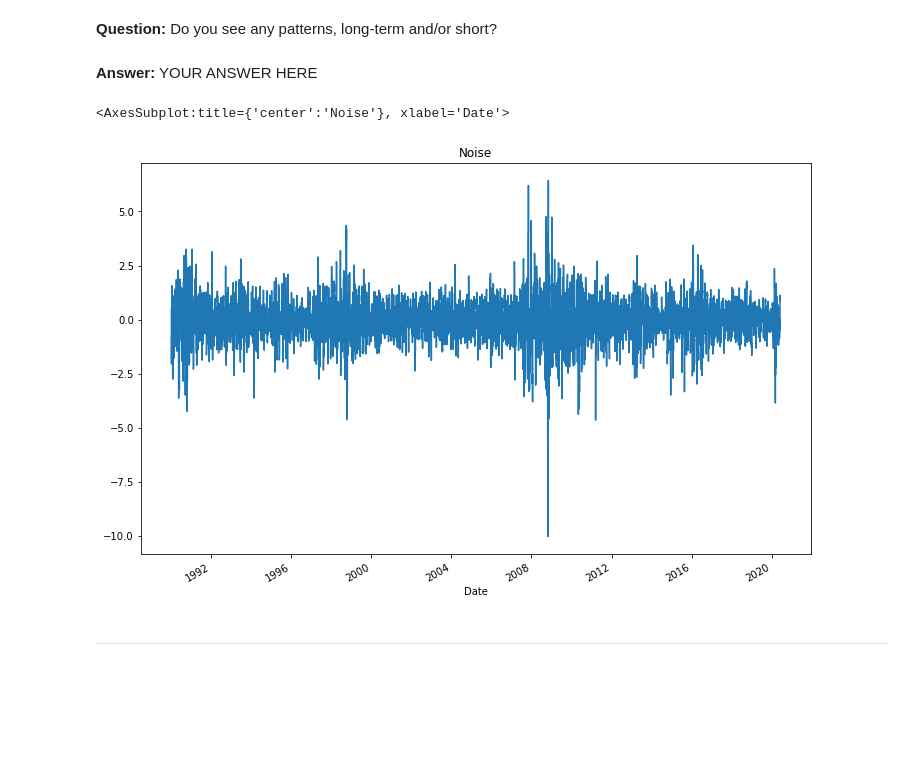
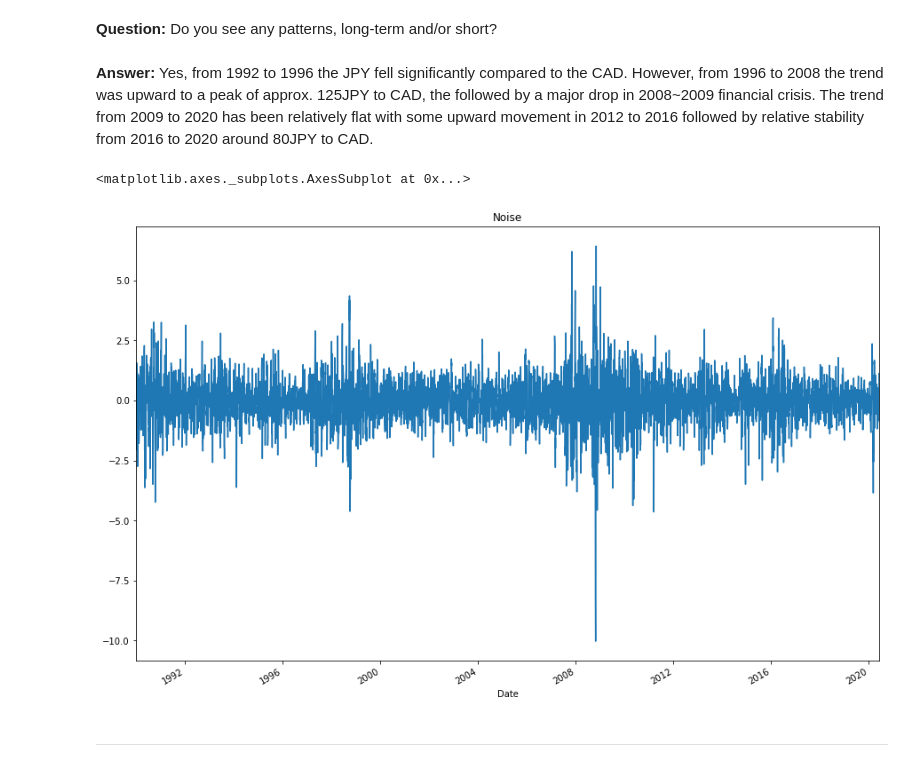
Before and after one commit to hammer888-tech/Homework_7_TimeSeries, a Jupyter notebook: time_series_analysis.ipynb, the cells around one changed output. Drawn from its saved outputs; the diff is of its cells as text; code cells hidden in the pictures; blank space fills up the shorter version.

```diff
--- a/time_series_analysis.ipynb
+++ b/time_series_analysis.ipynb
@@ -59,6 +59,6 @@ cad_jpy_df.head()
 import statsmodels.api as sm
 
 # Apply the Hodrick-Prescott Filter by decomposing the exchange rate price into two separate series:
-# YOUR CODE HERE!
+cad_jpy_noise, cad_jpy_trend = sm.tsa.filters.hpfilter(cad_jpy_df['Price'])
 # %%
 # Create a dataframe of just the exchange rate price, and add columns for "noise" and "trend" series from above:
@@ -80,13 +95,13 @@ import statsmodels.api as sm
 # %% [markdown]
 **Question:** Do you see any patterns, long-term and/or short?
-# %% [markdown]
-**Answer:** YOUR ANSWER HERE
+# %% [markdown]
+**Answer:** Yes, from 1992 to 1996 the JPY fell significantly compared to the CAD.  However, from 1996 to 2008 the trend was upward to a peak of approx. 125JPY to CAD, the followed by a major drop in 2008~2009 financial crisis.  The trend from 2009 to 2020 has been relatively flat with some upward movement in 2012 to 2016 followed by relative stability from 2016 to 2020 around 80JPY to CAD.
 # %%
 # Plot the Settle Noise
-# YOUR CODE HERE!
+cad_jpy_noise.plot(figsize=(15,10), title = 'Noise')
 # %% [output]
-<AxesSubplot:title={'center':'Noise'}, xlabel='Date'>
+<matplotlib.axes._subplots.AxesSubplot at 0x...>
-[figure, old version]
+[figure, new version]
 # %% [markdown]
 ---
 # %% [markdown]
```
Also changed, not shown: parts of 24 cells of this notebook.
